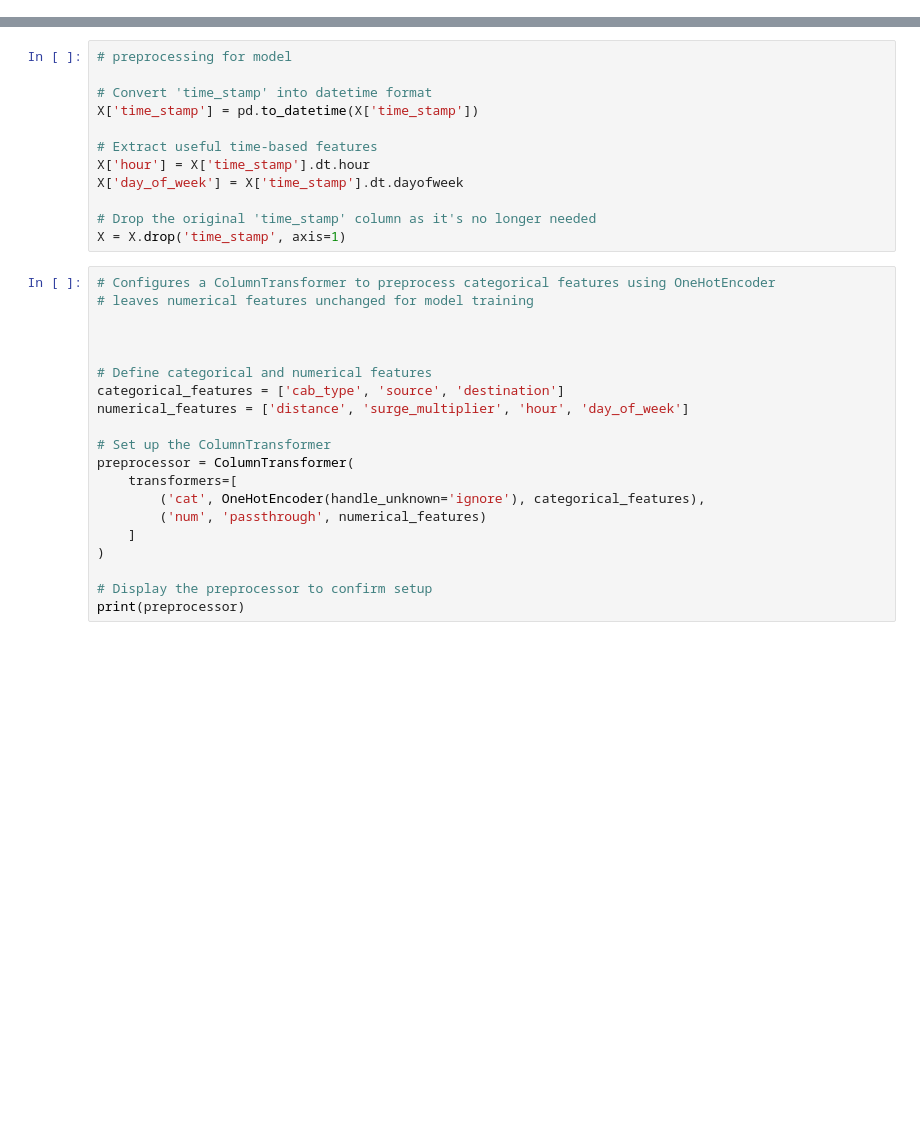
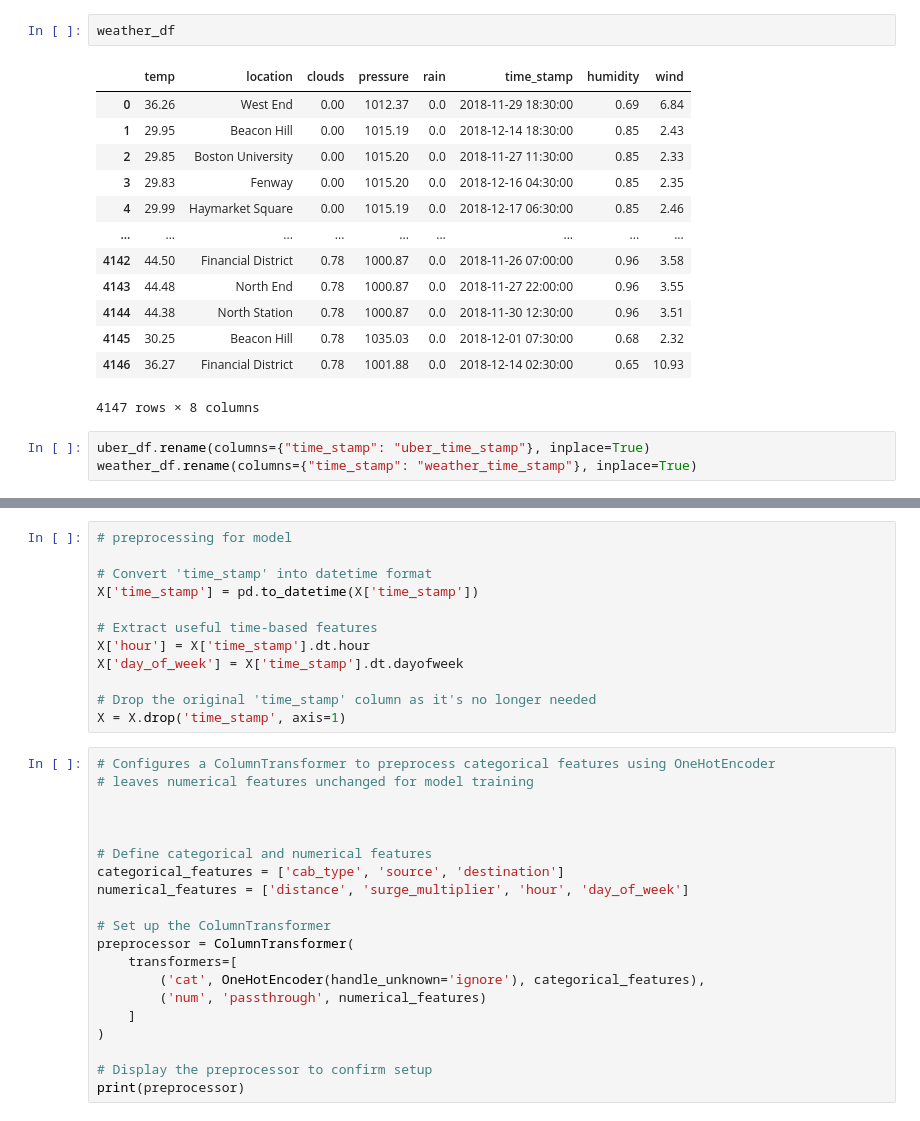
Before and after one commit to rishikamtam12/UberFarePredictor, a Jupyter notebook: mlModeling.ipynb, the cells around one changed output, grey strips where cells are left out. Cells and saved outputs as stored; diff of their text form; blank space fills up the shorter version.

```diff
--- a/mlModeling.ipynb
+++ b/mlModeling.ipynb
@@ -32,0 +69,19 @@ RefreshError: ('invalid_grant: Invalid JWT Signature.', {'error': 'invalid_grant
+# %%
+weather_df
+# %% [output]
+|  | temp | location | clouds | pressure | rain | time_stamp | humidity | wind |
+| 0 | 36.26 | West End | 0.00 | 1012.37 | 0.0 | 2018-11-29 18:30:00 | 0.69 | 6.84 |
+| 1 | 29.95 | Beacon Hill | 0.00 | 1015.19 | 0.0 | 2018-12-14 18:30:00 | 0.85 | 2.43 |
+| 2 | 29.85 | Boston University | 0.00 | 1015.20 | 0.0 | 2018-11-27 11:30:00 | 0.85 | 2.33 |
+| 3 | 29.83 | Fenway | 0.00 | 1015.20 | 0.0 | 2018-12-16 04:30:00 | 0.85 | 2.35 |
+| 4 | 29.99 | Haymarket Square | 0.00 | 1015.19 | 0.0 | 2018-12-17 06:30:00 | 0.85 | 2.46 |
+| ... | ... | ... | ... | ... | ... | ... | ... | ... |
+| 4142 | 44.50 | Financial District | 0.78 | 1000.87 | 0.0 | 2018-11-26 07:00:00 | 0.96 | 3.58 |
+| 4143 | 44.48 | North End | 0.78 | 1000.87 | 0.0 | 2018-11-27 22:00:00 | 0.96 | 3.55 |
+| 4144 | 44.38 | North Station | 0.78 | 1000.87 | 0.0 | 2018-11-30 12:30:00 | 0.96 | 3.51 |
+| 4145 | 30.25 | Beacon Hill | 0.78 | 1035.03 | 0.0 | 2018-12-01 07:30:00 | 0.68 | 2.32 |
+| 4146 | 36.27 | Financial District | 0.78 | 1001.88 | 0.0 | 2018-12-14 02:30:00 | 0.65 | 10.93 |
+4147 rows × 8 columns
+# %%
+uber_df.rename(columns={"time_stamp": "uber_time_stamp"}, inplace=True)
+weather_df.rename(columns={"time_stamp": "weather_time_stamp"}, inplace=True)
```
Also changed, not shown: parts of 10 cells of this notebook.
